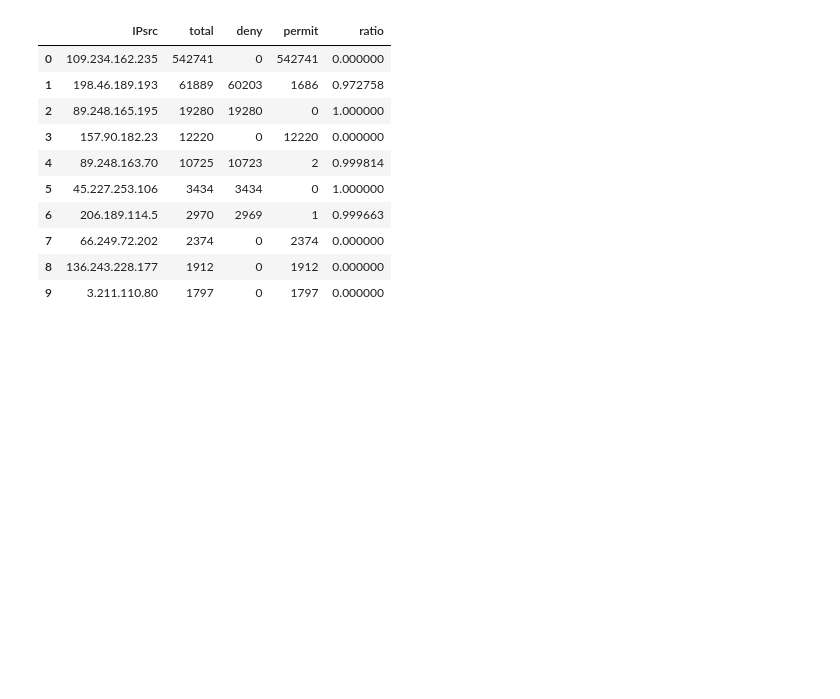
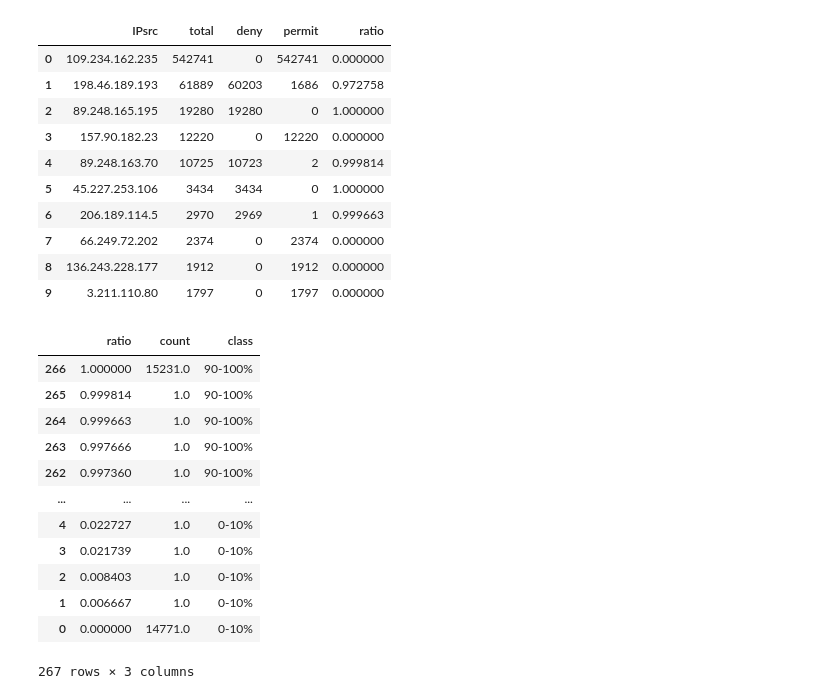
Before and after one commit to AntoGrd/Challenge_OPSIE-SISE, a Jupyter notebook: app/IPsrc_analysis.ipynb, the cells around one changed output. Saved outputs shown, nothing was run; the diff lists cells and outputs as text; code cells hidden in the pictures; blank space fills up the shorter version.

```diff
--- a/app/IPsrc_analysis.ipynb
+++ b/app/IPsrc_analysis.ipynb
@@ -178,3 +188,48 @@ Merge_IPsrc.head(10)
 | 7 | 66.249.72.202 | 2374 | 0 | 2374 | 0.000000 |
 | 8 | 136.243.228.177 | 1912 | 0 | 1912 | 0.000000 |
 | 9 | 3.211.110.80 | 1797 | 0 | 1797 | 0.000000 |
+# %%
+ratio_count = Merge_IPsrc.groupby('ratio')['IPsrc'].count()
+
+ratio_count = pd.DataFrame([ratio_count.index,ratio_count]).transpose()
+ratio_count.columns = ['ratio', 'count']
+
+# create classes for ratio
+def ratio_class(x):
+    if x < 0.1:
+        return '0-10%'
+    elif x < 0.2:
+        return '10-20%'
+    elif x < 0.3:
+        return '20-30%'
+    elif x < 0.4:
+        return '30-40%'
+    elif x < 0.5:
+        return '40-50%'
+    elif x < 0.6:
+        return '50-60%'
+    elif x < 0.7:
+        return '60-70%'
+    elif x < 0.8:
+        return '70-80%'
+    elif x < 0.9:
+        return '80-90%'
+    else:
+        return '90-100%'
+ratio_count['class'] = ratio_count.ratio.apply(ratio_class)
+
+ratio_count.sort_values(by='ratio', ascending=False)
+# %% [output]
+|  | ratio | count | class |
+| 266 | 1.000000 | 15231.0 | 90-100% |
+| 265 | 0.999814 | 1.0 | 90-100% |
+| 264 | 0.999663 | 1.0 | 90-100% |
+| 263 | 0.997666 | 1.0 | 90-100% |
+| 262 | 0.997360 | 1.0 | 90-100% |
+| ... | ... | ... | ... |
+| 4 | 0.022727 | 1.0 | 0-10% |
+| 3 | 0.021739 | 1.0 | 0-10% |
+| 2 | 0.008403 | 1.0 | 0-10% |
+| 1 | 0.006667 | 1.0 | 0-10% |
+| 0 | 0.000000 | 14771.0 | 0-10% |
+267 rows × 3 columns
```
Also changed, not shown: parts of 5 cells of this notebook.
